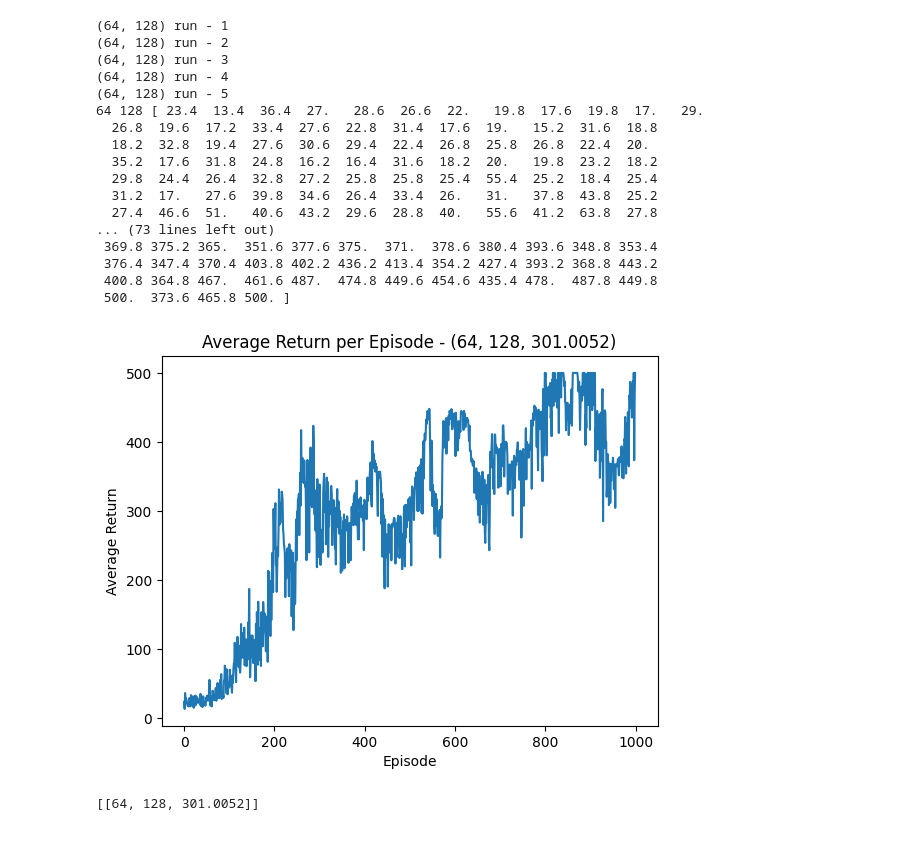
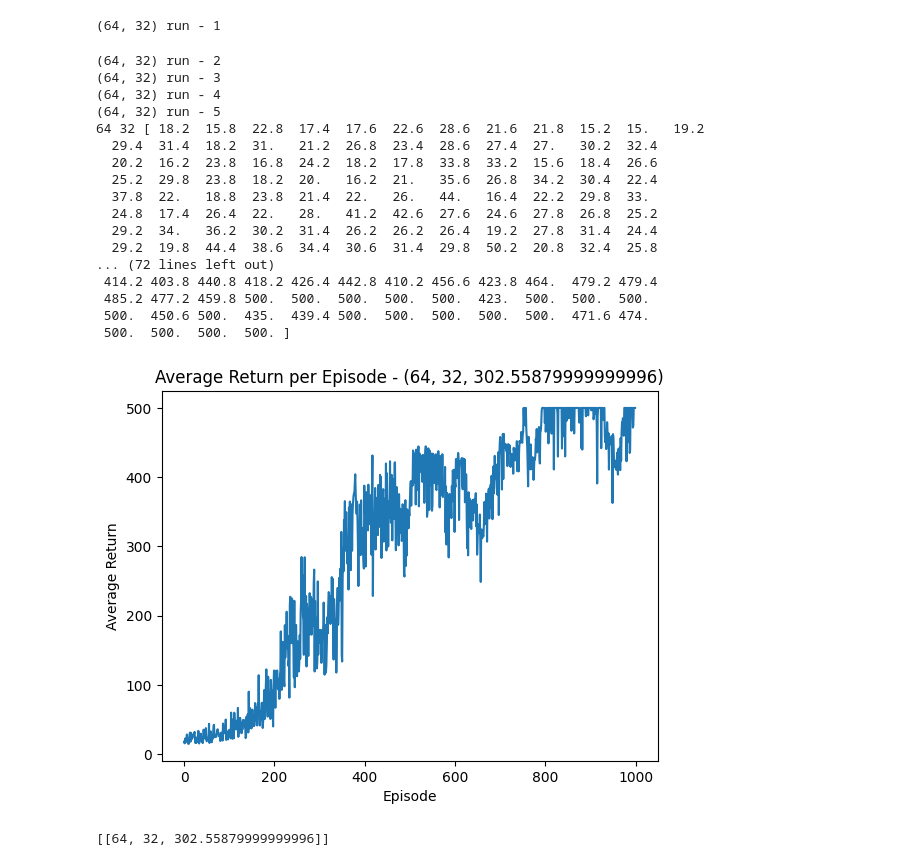
Before and after one commit to sid4848/cs6700_Reinforcement_Learning, a Jupyter notebook: Programming_Asssignments/assignment_2/Quetion_2- Monte-Carlo REINFORCE/CartPole1_MCReinforce.ipynb, the cells around one changed output. Cells and saved outputs as stored; diff of their text form; code cells hidden in the pictures.

```diff
--- a/Programming_Asssignments/assignment_2/Quetion_2- Monte-Carlo REINFORCE/CartPole1_MCReinforce.ipynb
+++ b/Programming_Asssignments/assignment_2/Quetion_2- Monte-Carlo REINFORCE/CartPole1_MCReinforce.ipynb
@@ -106,7 +106,7 @@ class net1(nn.Module):
         return x
 
 class Agent1(object):
-    def __init__(self, alpha, input, g=0.99, n=4,l1=128, l2=128):
+    def __init__(self, alpha, input,l1, l2, n, g=0.99):
         self.policy = net1(alpha, input, l1, l2,n)
         self.memory_a = []
         self.g = g
@@ -153,7 +153,7 @@ num_runs = 5
 num_episodes = 1000
 
 l1=64
-l2=128
+l2=32
 values=[]
 
 average_score = []
@@ -161,54 +161,55 @@ for run in range(num_runs):
     print(f"{l1,l2} run - {run + 1}")
     env = gym.make(env_name)
     env.reset()
-    agent = Agent1(alpha=0.001, input=[env.observation_space.shape[0]], g=0.99, n=env.action_space.n, l1=64, l2=128)
+    agent = Agent1(alpha=0.001, input=[env.observation_space.shape[0]], g=0.99, n=env.action_space.n, l1=l1, l2=l2)
     score_history = []
 
     for i in range(num_episodes):
         done = False
         score = 0
         state = env.reset()
         l=0
         while not done:
             action = agent.choose_action(state)
             state1, reward, done, info = env.step(action)
             agent.rewards(reward)
             state = state1
             score += reward
             l+=1
         score_history.append(score)
         agent.learn()
     average_score.append(score_history)
 
 average_scores = np.mean(average_score,axis=0)
 print(l1,l2,average_scores)
 plt.plot(average_scores)
 plt.xlabel('Episode')
 plt.ylabel('Average Return')
 plt.title(f'Average Return per Episode - {l1,l2,np.mean(average_scores)}')
 plt.show()
 values.append([l1,l2,np.mean(average_scores)])
 print(values)
 # %% [output]
-(64, 128) run - 1
-(64, 128) run - 2
-(64, 128) run - 3
-(64, 128) run - 4
-(64, 128) run - 5
-64 128 [ 23.4  13.4  36.4  27.   28.6  26.6  22.   19.8  17.6  19.8  17.   29.
-  26.8  19.6  17.2  33.4  27.6  22.8  31.4  17.6  19.   15.2  31.6  18.8
-  18.2  32.8  19.4  27.6  30.6  29.4  22.4  26.8  25.8  26.8  22.4  20.
-  35.2  17.6  31.8  24.8  16.2  16.4  31.6  18.2  20.   19.8  23.2  18.2
-  29.8  24.4  26.4  32.8  27.2  25.8  25.8  25.4  55.4  25.2  18.4  25.4
-  31.2  17.   27.6  39.8  34.6  26.4  33.4  26.   31.   37.8  43.8  25.2
-  27.4  46.6  51.   40.6  43.2  29.6  28.8  40.   55.6  41.2  63.8  27.8
-... (73 lines left out)
- 369.8 375.2 365.  351.6 377.6 375.  371.  378.6 380.4 393.6 348.8 353.4
- 376.4 347.4 370.4 403.8 402.2 436.2 413.4 354.2 427.4 393.2 368.8 443.2
- 400.8 364.8 467.  461.6 487.  474.8 449.6 454.6 435.4 478.  487.8 449.8
- 500.  373.6 465.8 500. ]
+(64, 32) run - 1
+(64, 32) run - 2
+(64, 32) run - 3
+(64, 32) run - 4
+(64, 32) run - 5
+64 32 [ 18.2  15.8  22.8  17.4  17.6  22.6  28.6  21.6  21.8  15.2  15.   19.2
+  29.4  31.4  18.2  31.   21.2  26.8  23.4  28.6  27.4  27.   30.2  32.4
+  20.2  16.2  23.8  16.8  24.2  18.2  17.8  33.8  33.2  15.6  18.4  26.6
+  25.2  29.8  23.8  18.2  20.   16.2  21.   35.6  26.8  34.2  30.4  22.4
+  37.8  22.   18.8  23.8  21.4  22.   26.   44.   16.4  22.2  29.8  33.
+  24.8  17.4  26.4  22.   28.   41.2  42.6  27.6  24.6  27.8  26.8  25.2
+  29.2  34.   36.2  30.2  31.4  26.2  26.2  26.4  19.2  27.8  31.4  24.4
+  29.2  19.8  44.4  38.6  34.4  30.6  31.4  29.8  50.2  20.8  32.4  25.8
+... (72 lines left out)
+ 414.2 403.8 440.8 418.2 426.4 442.8 410.2 456.6 423.8 464.  479.2 479.4
+ 485.2 477.2 459.8 500.  500.  500.  500.  500.  423.  500.  500.  500.
+ 500.  450.6 500.  435.  439.4 500.  500.  500.  500.  500.  471.6 474.
+ 500.  500.  500.  500. ]
-[figure, old version]
+[figure, new version]
-[[64, 128, 301.0052]]
+[[64, 32, 302.55879999999996]]
 # %%
 import torch as T
 import torch.nn as nn
```
Also changed, not shown: parts of 3 cells of this notebook, 1 other file.
